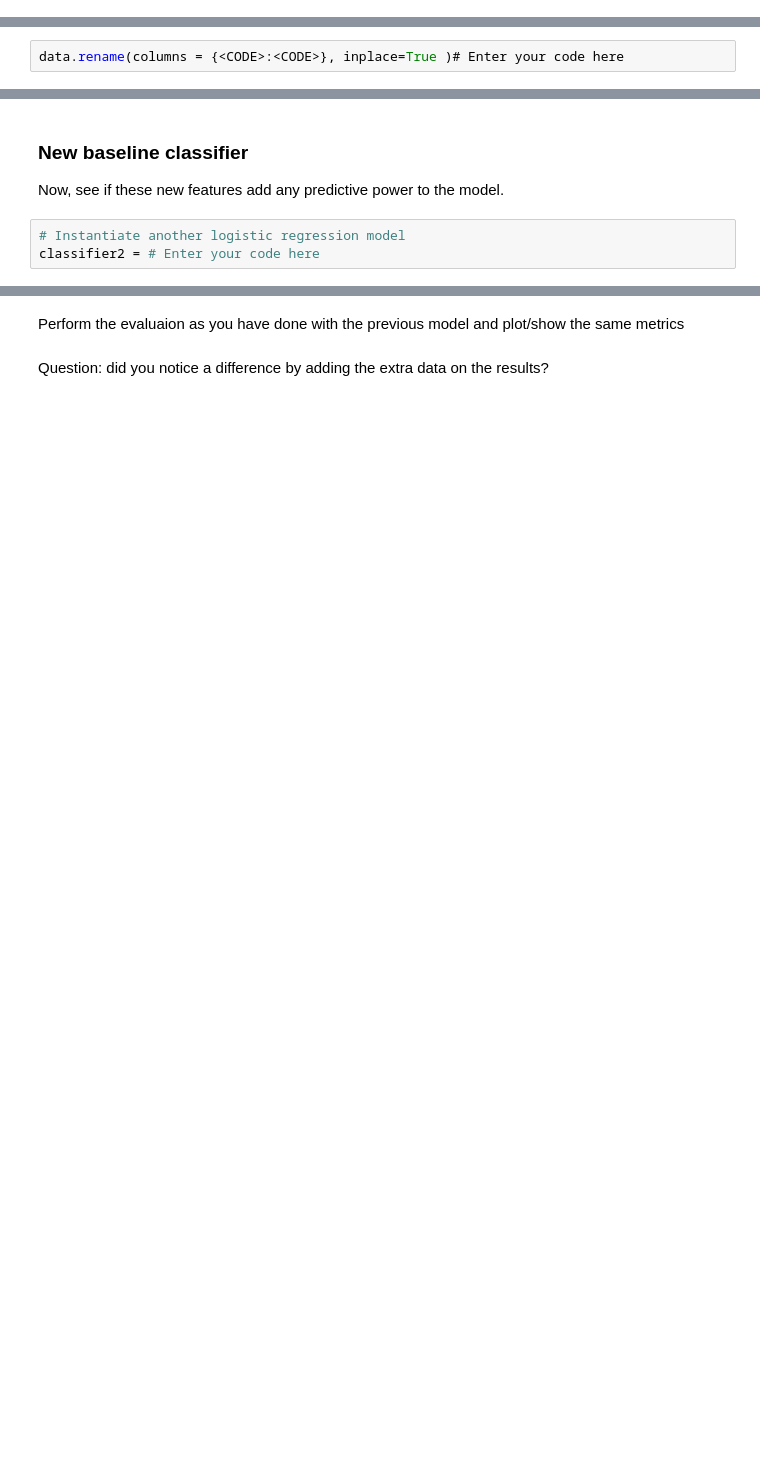
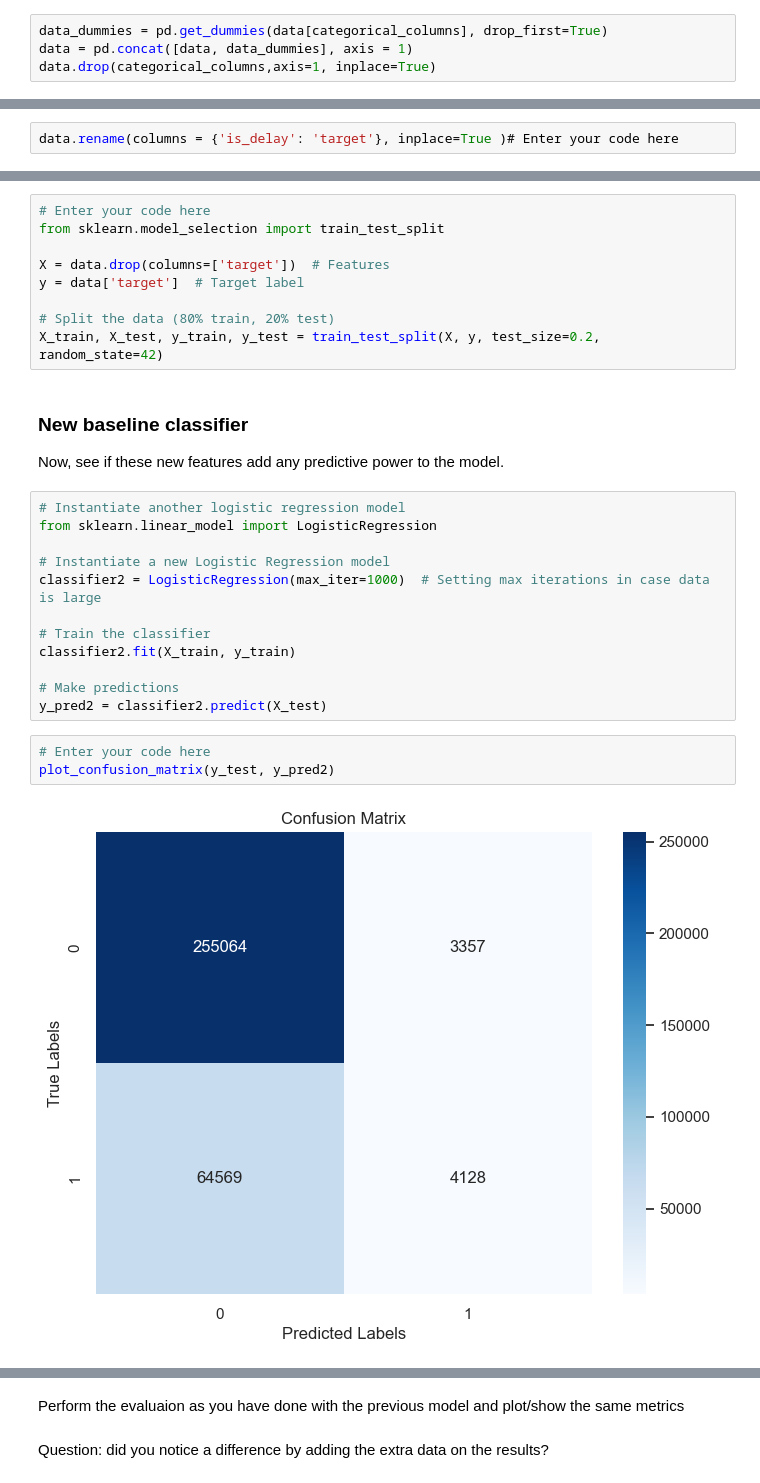
Before and after one commit to DylanYHY/DSTechFinalProject, a Jupyter notebook: onpremises.ipynb, the cells around one changed output, grey strips where cells are left out. Drawn from its saved outputs; the diff is of its cells as text; blank space fills up the shorter version.

```diff
--- a/onpremises.ipynb
+++ b/onpremises.ipynb
@@ -1010,3 +1083,7 @@ data_dummies = # Enter your code here
+# %%
+data_dummies = pd.get_dummies(data[categorical_columns], drop_first=True)
+data = pd.concat([data, data_dummies], axis = 1)
+data.drop(categorical_columns,axis=1, inplace=True)
 # %% [markdown]
 ### Sample code
 
@@ -1048,7 +1146,7 @@ Index(['Distance', 'DepHourofDay', 'is_delay', 'AWND_O', 'PRCP_O', 'TAVG_O',
 # %% [markdown]
 Rename the `is_delay` column to `target` again. Use the same code as before.
 # %%
-data.rename(columns = {<CODE>:<CODE>}, inplace=True )# Enter your code here
+data.rename(columns = {'is_delay': 'target'}, inplace=True )# Enter your code here
 # %%
 # write code to Save the new combined csv file (combined_csv_v2.csv) to your local computer
 # note this combined file will be also used in part B
@@ -1059,8 +1156,31 @@ Create the training and testing sets again.
+# %%
+# Enter your code here
+from sklearn.model_selection import train_test_split
+
+X = data.drop(columns=['target'])  # Features
+y = data['target']  # Target label
+
+# Split the data (80% train, 20% test)
+X_train, X_test, y_train, y_test = train_test_split(X, y, test_size=0.2, random_state=42)
 # %% [markdown]
 ### New baseline classifier
 
 Now, see if these new features add any predictive power to the model.
+# %%
+# Instantiate another logistic regression model
+from sklearn.linear_model import LogisticRegression
+
+# Instantiate a new Logistic Regression model
+classifier2 = LogisticRegression(max_iter=1000)  # Setting max iterations in case data is large
+
+# Train the classifier
+classifier2.fit(X_train, y_train)
+
+# Make predictions
+y_pred2 = classifier2.predict(X_test)
 # %%
-# Instantiate another logistic regression model
-classifier2 = # Enter your code here
+# Enter your code here
+plot_confusion_matrix(y_test, y_pred2)
+# %% [output]
+[figure, added]
 # %%
```
Also changed, not shown: parts of 33 cells of this notebook.
